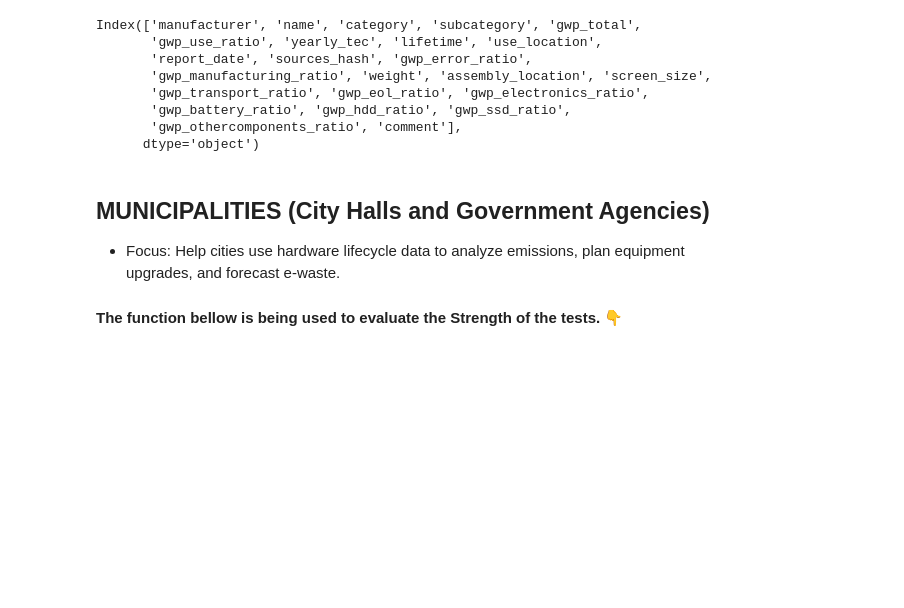
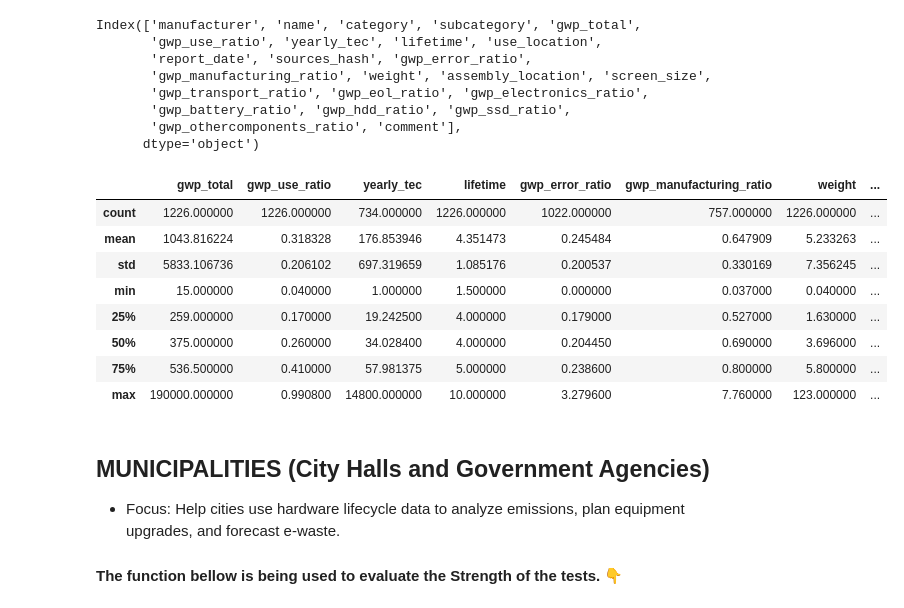
Before and after one commit to 0Londero/Data-Analysis-of-Hardware-Environmental-Impact, a Jupyter notebook: notebooks/Municipalities.ipynb, the cells around one changed output. Drawn from its saved outputs; the diff is of its cells as text; code cells hidden in the pictures; blank space fills up the shorter version.

```diff
--- a/notebooks/Municipalities.ipynb
+++ b/notebooks/Municipalities.ipynb
@@ -68,6 +68,18 @@ Index(['manufacturer', 'name', 'category', 'subcategory', 'gwp_total',
        'gwp_battery_ratio', 'gwp_hdd_ratio', 'gwp_ssd_ratio',
        'gwp_othercomponents_ratio', 'comment'],
       dtype='object')
+# %%
+df.describe()
+# %% [output]
+|  | gwp_total | gwp_use_ratio | yearly_tec | lifetime | gwp_error_ratio | gwp_manufacturing_ratio | weight | ... |
+| count | 1226.000000 | 1226.000000 | 734.000000 | 1226.000000 | 1022.000000 | 757.000000 | 1226.000000 | ... |
+| mean | 1043.816224 | 0.318328 | 176.853946 | 4.351473 | 0.245484 | 0.647909 | 5.233263 | ... |
+| std | 5833.106736 | 0.206102 | 697.319659 | 1.085176 | 0.200537 | 0.330169 | 7.356245 | ... |
+| min | 15.000000 | 0.040000 | 1.000000 | 1.500000 | 0.000000 | 0.037000 | 0.040000 | ... |
+| 25% | 259.000000 | 0.170000 | 19.242500 | 4.000000 | 0.179000 | 0.527000 | 1.630000 | ... |
+| 50% | 375.000000 | 0.260000 | 34.028400 | 4.000000 | 0.204450 | 0.690000 | 3.696000 | ... |
+| 75% | 536.500000 | 0.410000 | 57.981375 | 5.000000 | 0.238600 | 0.800000 | 5.800000 | ... |
+| max | 190000.000000 | 0.990800 | 14800.000000 | 10.000000 | 3.279600 | 7.760000 | 123.000000 | ... |
 # %% [markdown]
 ## MUNICIPALITIES (City Halls and Government Agencies)
 - Focus: Help cities use hardware lifecycle data to analyze emissions, plan equipment upgrades, and forecast e-waste.
```
Also changed, not shown: parts of 1 cell of this notebook.
